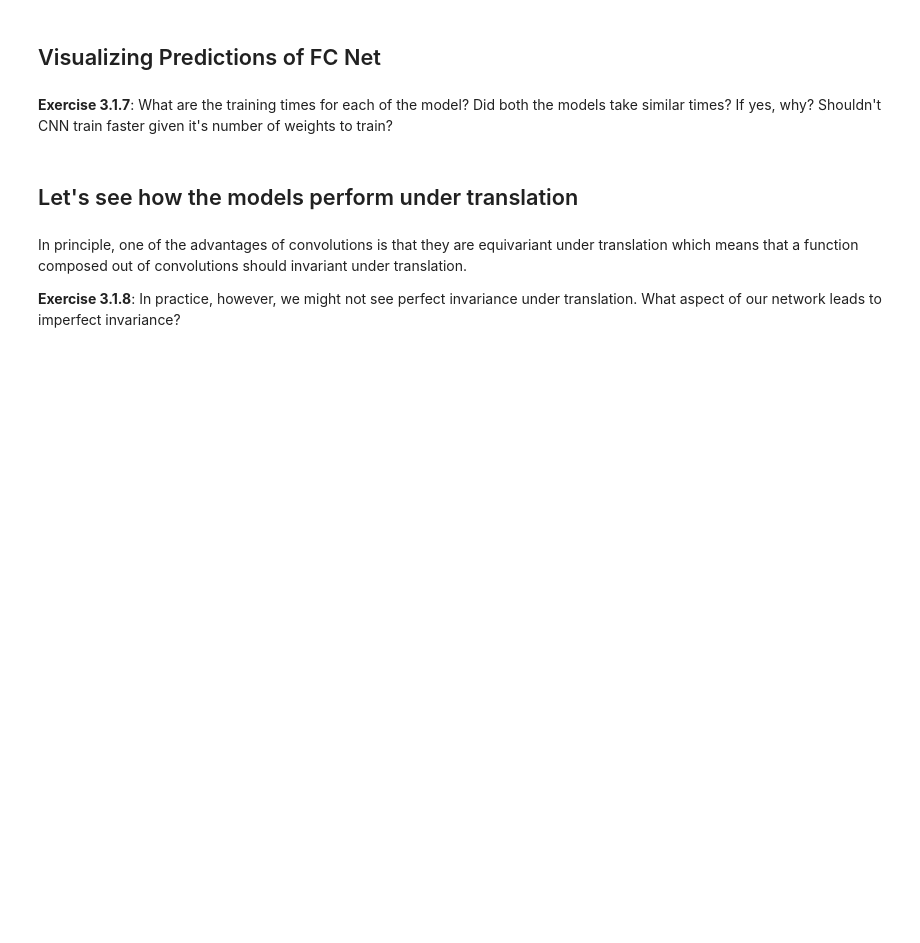
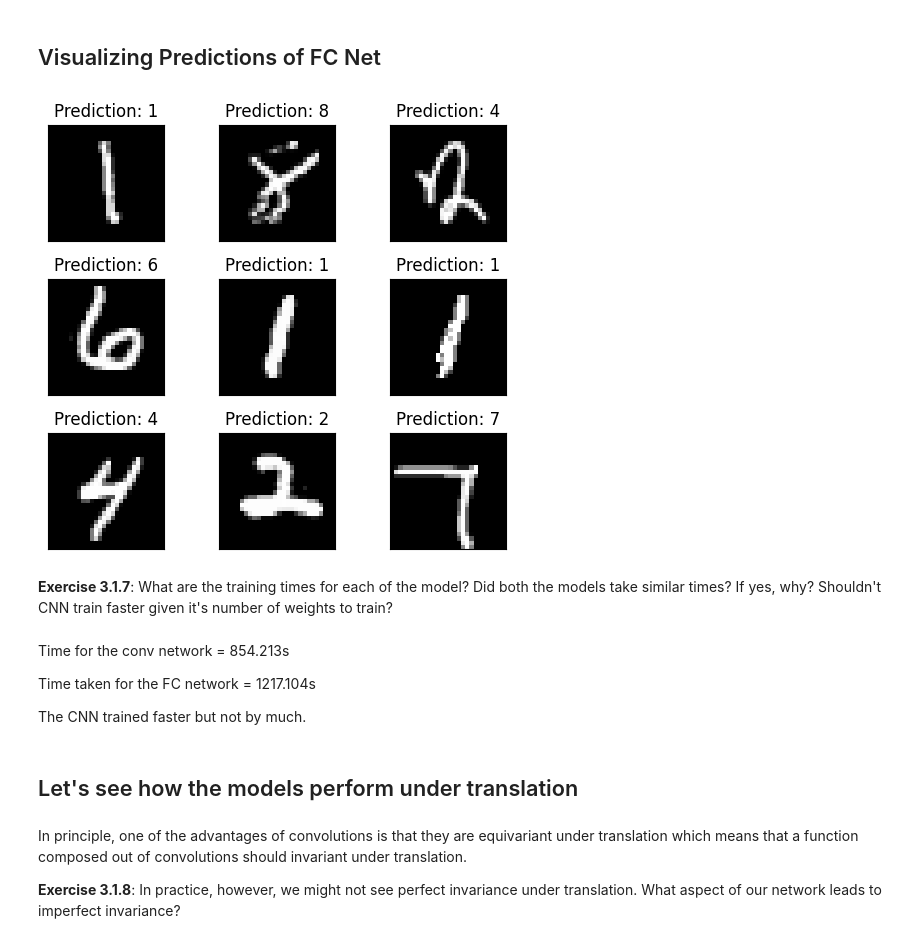
Before and after one commit to tanmaygadgil/CS7150-Homework_3, a Jupyter notebook: HW3.1-Classifiers.ipynb, the cells around one changed output. Drawn from its saved outputs; the diff is of its cells as text; code cells hidden in the pictures; blank space fills up the shorter version.

```diff
--- a/HW3.1-Classifiers.ipynb
+++ b/HW3.1-Classifiers.ipynb
@@ -578,10 +708,33 @@ print('FC Net training started')
 ## Visualizing Predictions of FC Net
 # %%
 # TODO - Visualise the predictions of fc_net
+examples = enumerate(test_loader)
+batch_idx, (example_data, example_targets) = next(examples)
+with torch.no_grad():
+    example_data = example_data.to(device)
+    output = fc_net(example_data)
+example_data = example_data.cpu().detach().numpy()
+fig = plt.figure(figsize=(5,5))
+for i in range(9):
+    plt.subplot(3,3,i+1)
+    plt.tight_layout()
+    plt.imshow(example_data[i][0], cmap='gray',interpolation='none')
+    plt.title("Prediction: {}".format(
+    output.data.max(1, keepdim=True)[1][i].item()))
+    plt.xticks([])
+    plt.yticks([])
+# %% [output]
+[figure, added]
 # %% [markdown]
 <b>Exercise 3.1.7</b>: What are the training times for each of the model? Did both the models take similar times? If yes, why? Shouldn't CNN train faster given it's number of weights to train?
 # %%
 #Please type your answer here ...
+# %% [markdown]
+Time for the conv network = 854.213s
+
+Time taken for the FC network = 1217.104s
+
+The CNN trained faster but not by much.
 # %% [markdown]
 ## Let's see how the models perform under translation
 # %% [markdown]
```
Also changed, not shown: parts of 18 cells of this notebook.
